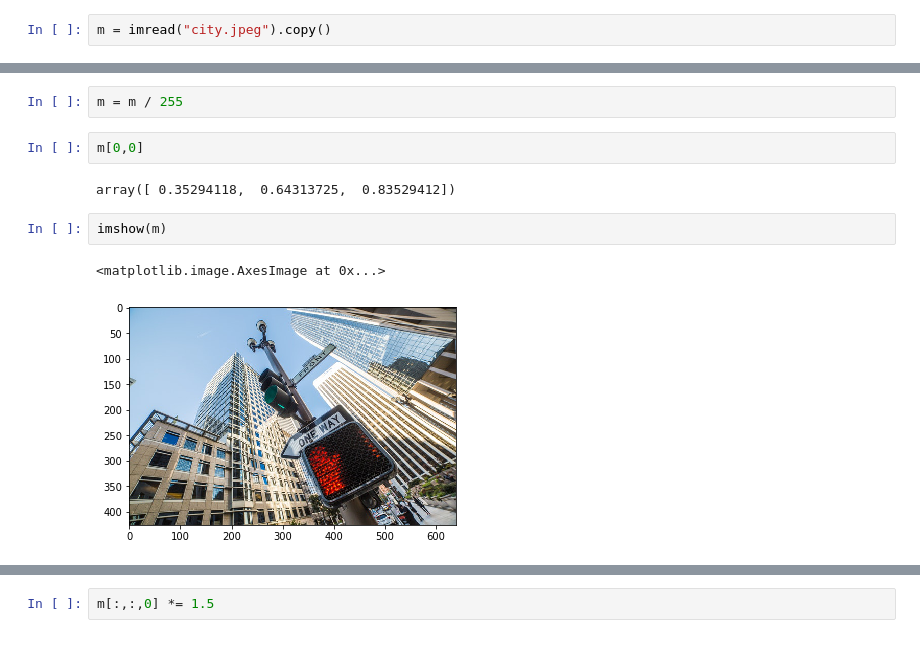
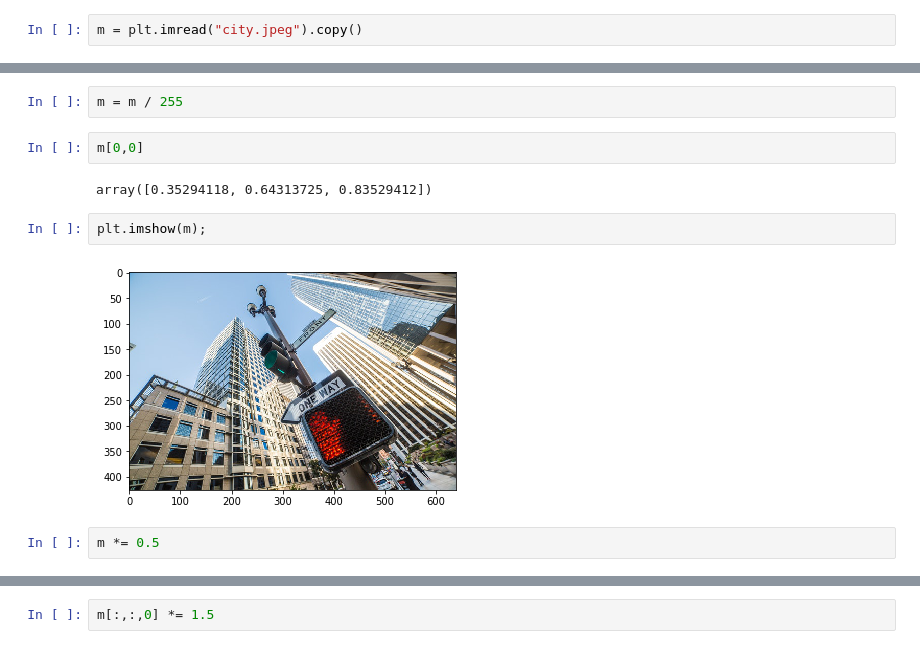
Before and after one commit to nonZero/learn-numpy, a Jupyter notebook: 020-array-modifying.ipynb, the cells around one changed output, grey strips where cells are left out. Saved outputs shown, nothing was run; the diff lists cells and outputs as text.

```diff
--- a/020-array-modifying.ipynb
+++ b/020-array-modifying.ipynb
@@ -57,7 +57,7 @@ c
 array([   0,    1,    2,    9,   16, 2500, 3600,   70,   80,   90,  100,
         110,  120,  130,  140])
 # %%
-m = imread("city.jpeg").copy()
+m = plt.imread("city.jpeg").copy()
 # %%
 m.shape
 # %% [output]
@@ -71,9 +71,10 @@ m = m / 255
 # %%
 m[0,0]
 # %% [output]
-array([ 0.35294118,  0.64313725,  0.83529412])
+array([0.35294118, 0.64313725, 0.83529412])
-# %%
-imshow(m)
-# %% [output]
-<matplotlib.image.AxesImage at 0x...>
-[figure, removed]
+# %%
+plt.imshow(m);
+# %% [output]
+[figure, added]
+# %%
+m *= 0.5
```
Also changed, not shown: parts of 15 cells of this notebook, 1 other file.
